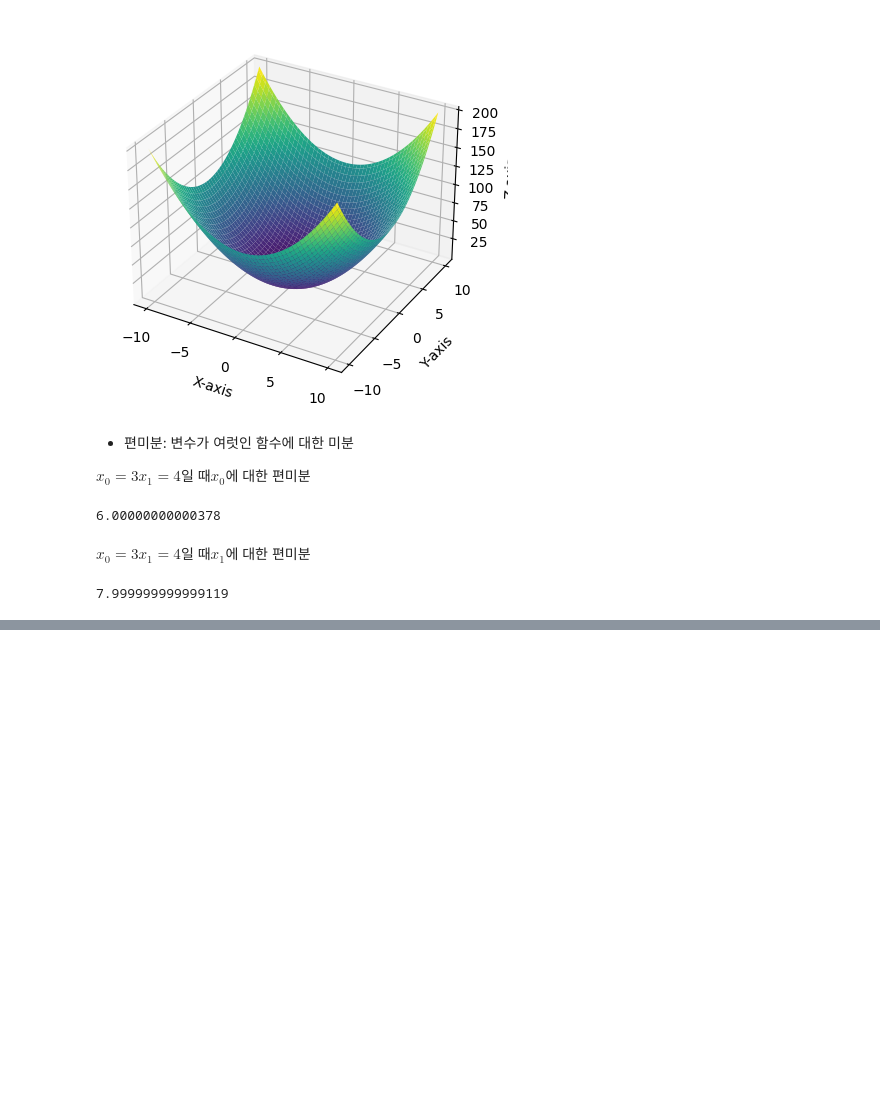
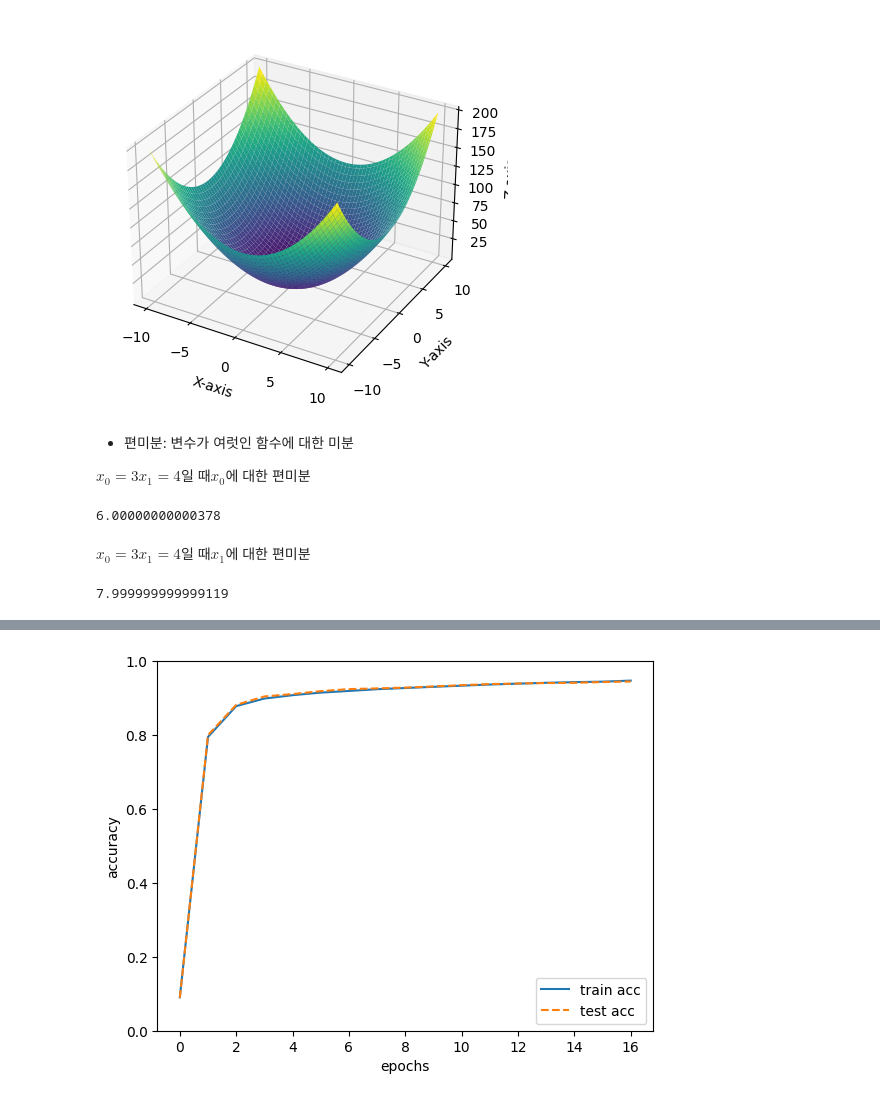
Before and after one commit to yujin37/deep-learning-from-scratch-study, a Jupyter notebook: ch04/Chapter 4 Neural network learning.ipynb, the cells around one changed output, grey strips where cells are left out. Drawn from its saved outputs; the diff is of its cells as text; code cells hidden in the pictures; blank space fills up the shorter version.

```diff
--- a/ch04/Chapter 4 Neural network learning.ipynb
+++ b/ch04/Chapter 4 Neural network learning.ipynb
@@ -284,0 +542,32 @@ numerical_diff(function_tmp2, 4.0)
+# %%
+# coding: utf-8
+import sys, os
+sys.path.append(os.pardir)  # 부모 디렉터리의 파일을 가져올 수 있도록 설정
+import numpy as np
+from functions import softmax, cross_entropy_error
+from gradient import numerical_gradient
+
+
+class simpleNet:
+    def __init__(self):
+        self.W = np.random.randn(2,3) # 정규분포로 초기화
+
+    def predict(self, x):
+        return np.dot(x, self.W)
+
+    def loss(self, x, t):
+        z = self.predict(x)
+        y = softmax(z)
+        loss = cross_entropy_error(y, t)
+
+        return loss
+
+x = np.array([0.6, 0.9])
+t = np.array([0, 0, 1])
+
+net = simpleNet()
+
+f = lambda w: net.loss(x, t)
+dW = numerical_gradient(f, net.W)
+
+print(dW)
@@ -284,0 +747,13 @@ numerical_diff(function_tmp2, 4.0)
+# %%
+# 그림 4-12 훈련 데이터와 시험 데이터에 대한 정확도 추이
+markers = {'train': 'o', 'test': 's'}
+x = np.arange(len(train_acc_list))
+plt.plot(x, train_acc_list, label='train acc')
+plt.plot(x, test_acc_list, label='test acc', linestyle='--')
+plt.xlabel("epochs")
+plt.ylabel("accuracy")
+plt.ylim(0, 1.0)
+plt.legend(loc='lower right')
+plt.show()
+# %% [output]
+[figure, added]
```
Also changed, not shown: parts of 23 cells of this notebook, 3 other files.
